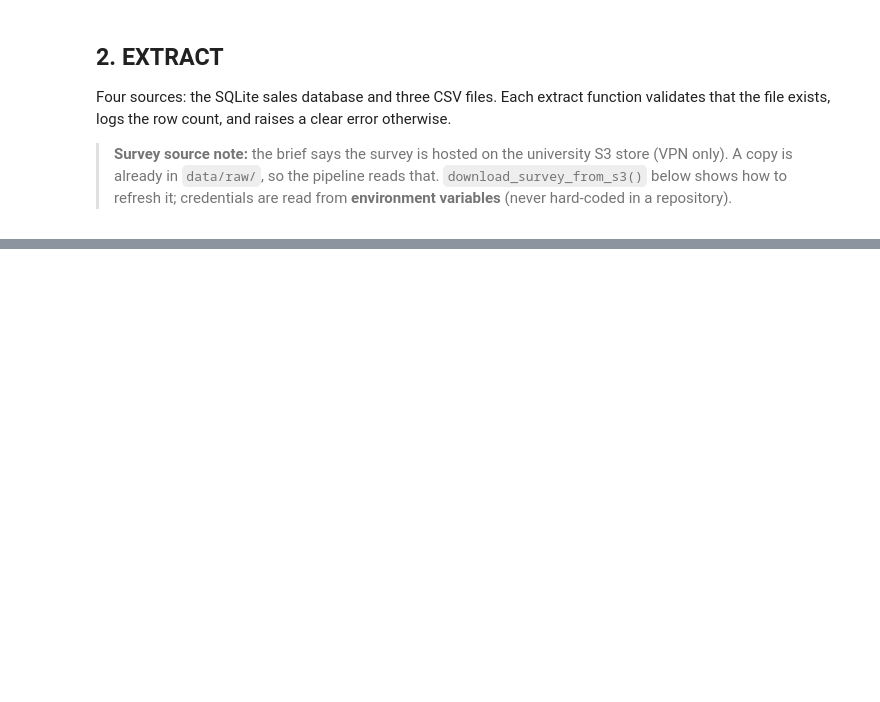
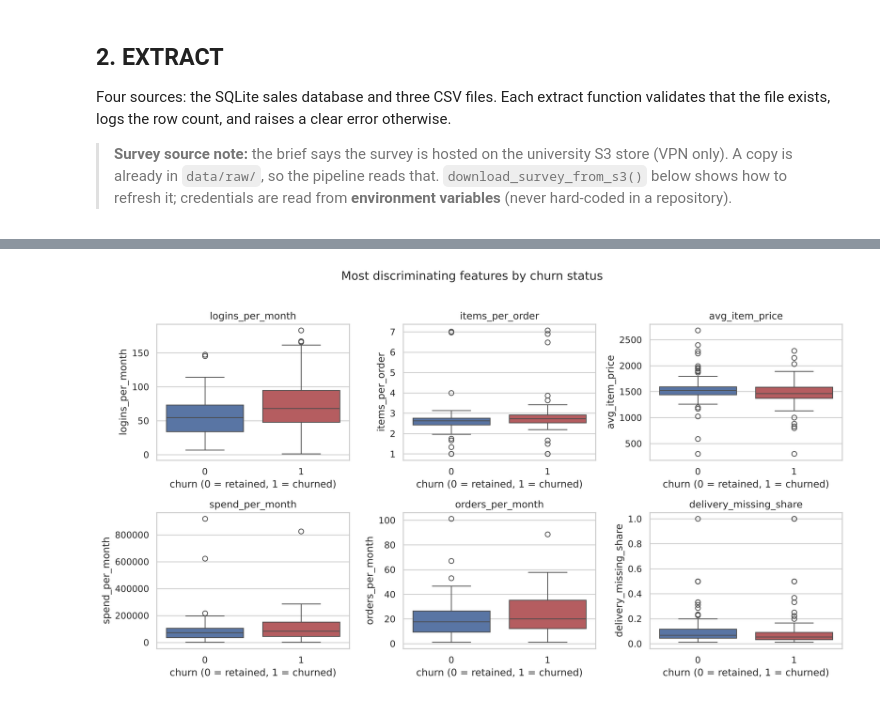
Before and after one commit to parthHerts/P4G5_HERTS, a Jupyter notebook: notebooks/etl_pipeline.ipynb, the cells around one changed output, grey strips where cells are left out. Cells and saved outputs as stored; diff of their text form; code cells hidden in the pictures; blank space fills up the shorter version.

```diff
--- a/notebooks/etl_pipeline.ipynb
+++ b/notebooks/etl_pipeline.ipynb
@@ -148,0 +741,10 @@ def extract() -> dict:
+# %%
+top = audit["feature"].head(6).tolist()
+fig, axes = plt.subplots(2, 3, figsize=(13, 7))
+for ax, col in zip(axes.ravel(), top):
+    sns.boxplot(data=final_df, x=TARGET, y=col, hue=TARGET, palette=["#4c72b0", "#c44e52"], legend=False, ax=ax)
+    ax.set_title(col); ax.set_xlabel("churn (0 = retained, 1 = churned)")
+fig.suptitle("Most discriminating features by churn status", y=1.02)
+fig.tight_layout(); fig.savefig(FIG_DIR / "04_top_features_by_churn.png", dpi=150, bbox_inches="tight"); plt.show()
+# %% [output]
+[figure, added]
```
Also changed, not shown: parts of 28 cells of this notebook.
